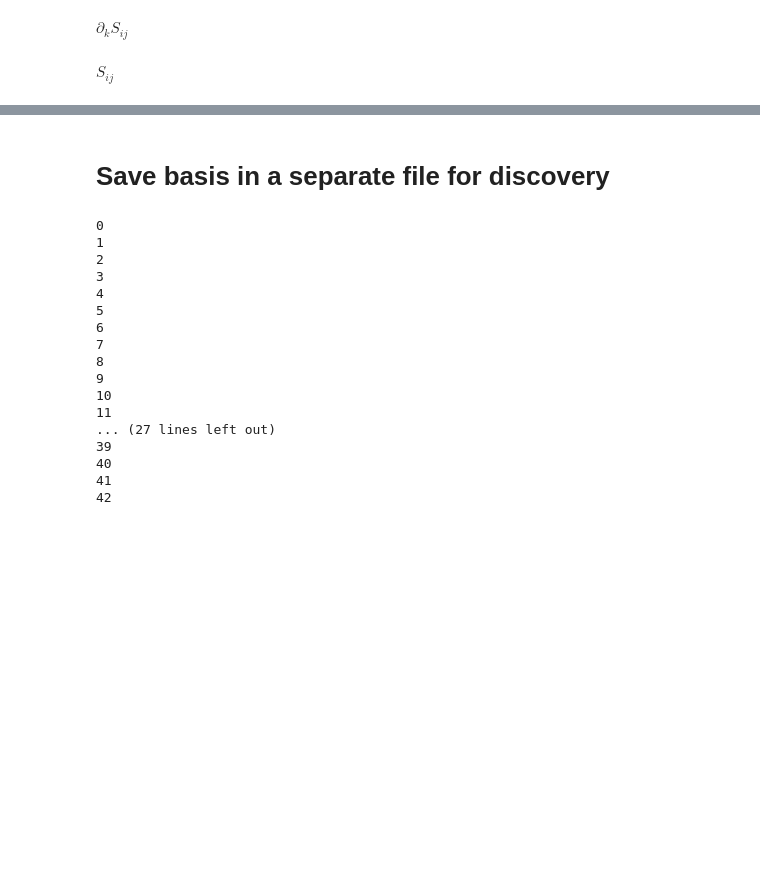
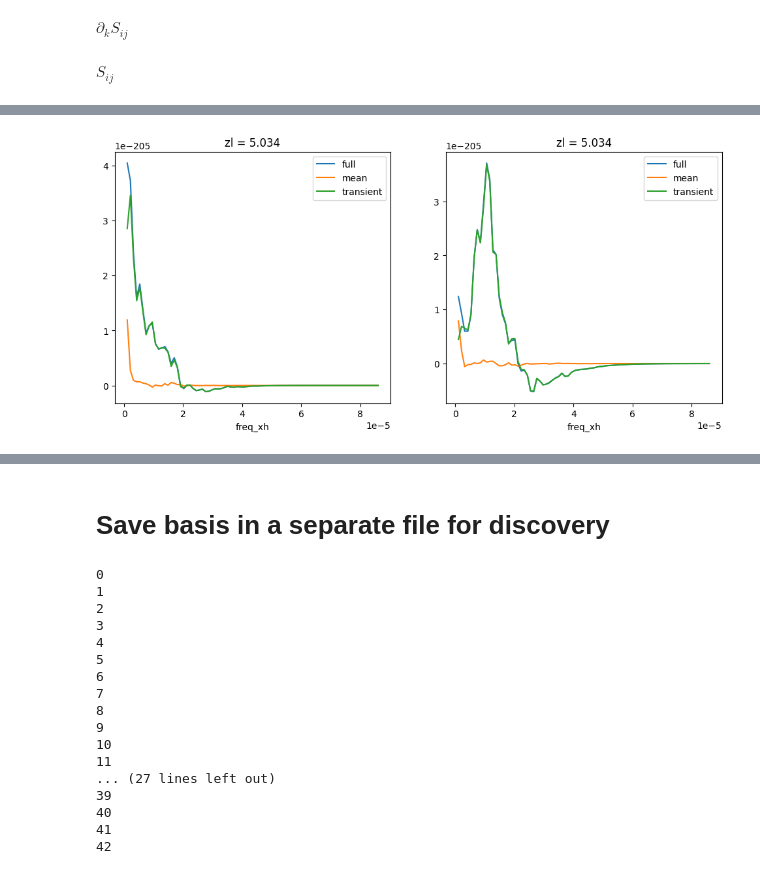
Before and after one commit to m2lines/ANN-momentum-mesoscale, a Jupyter notebook: notebooks/tensor-resgression.ipynb, the cells around one changed output, grey strips where cells are left out. Saved outputs shown, nothing was run; the diff lists cells and outputs as text; code cells hidden in the pictures; blank space fills up the shorter version.

Commit message:
Regression mean

```diff
--- a/notebooks/tensor-resgression.ipynb
+++ b/notebooks/tensor-resgression.ipynb
@@ -233,0 +299,11 @@ basis = construct_basis_of_tensors(derivatives, max_derivative=4, max_nonlineari
+# %%
+SGS_mean, dEdt, dEdt_mean, dEdt_transient, transfer, transfer_mean, transfer_transient = metrics(SGS,V)
+# %%
+dataset = xr.Dataset()
+dataset['SGS_mean'] = SGS_mean
+dataset['dEdt'] = dEdt
+dataset['dEdt_mean'] = dEdt_mean
+dataset['dEdt_transient'] = dEdt_transient
+dataset['transfer'] = transfer
+dataset['transfer_mean'] = transfer_mean
+dataset['transfer_transient'] = transfer_transient
@@ -233,0 +312,20 @@ basis = construct_basis_of_tensors(derivatives, max_derivative=4, max_nonlineari
+# %%
+for index in range(5):
+    idx = index + 1149
+    tensor = basis[index]
+
+    SGS_mean, dEdt, dEdt_mean, dEdt_transient, transfer, transfer_mean, transfer_transient = metrics(tensor.array,V)
+    dataset = xr.Dataset()
+
+    dataset[f'{idx}_SGS_mean'] = SGS_mean
+    dataset[f'{idx}_dEdt'] = dEdt
+    dataset[f'{idx}_dEdt_mean'] = dEdt_mean
+    dataset[f'{idx}_dEdt_transient'] = dEdt_transient
+    dataset[f'{idx}_transfer'] = transfer
+    dataset[f'{idx}_transfer_mean'] = transfer_mean
+    dataset[f'{idx}_transfer_transient'] = transfer_transient
+
+    print(idx)
+    print(tensor._repr_latex_())
+    dataset[f'{idx}_SGS_mean'].attrs["long_name"] = tensor._repr_latex_()
+    dataset.astype('float64').to_netcdf(f'/scratch/pp2681/mom6/equation-discovery/Pacific_mean/{idx}.nc')
@@ -233,0 +343,11 @@ basis = construct_basis_of_tensors(derivatives, max_derivative=4, max_nonlineari
+# %%
+plt.figure(figsize=(12,5))
+for i in range(2):
+    plt.subplot(1,2,1+i)
+    np.real(transfer.isel(i=i)).plot(label='full')
+    np.real(transfer_mean.isel(i=i)).plot(label='mean')
+    np.real(transfer_transient.isel(i=i)).plot(label='transient')
+    #plt.xscale('log')
+    plt.legend()
+# %% [output]
+[figure, added]
```
Also changed, not shown: parts of 56 cells of this notebook, 5 other files.
